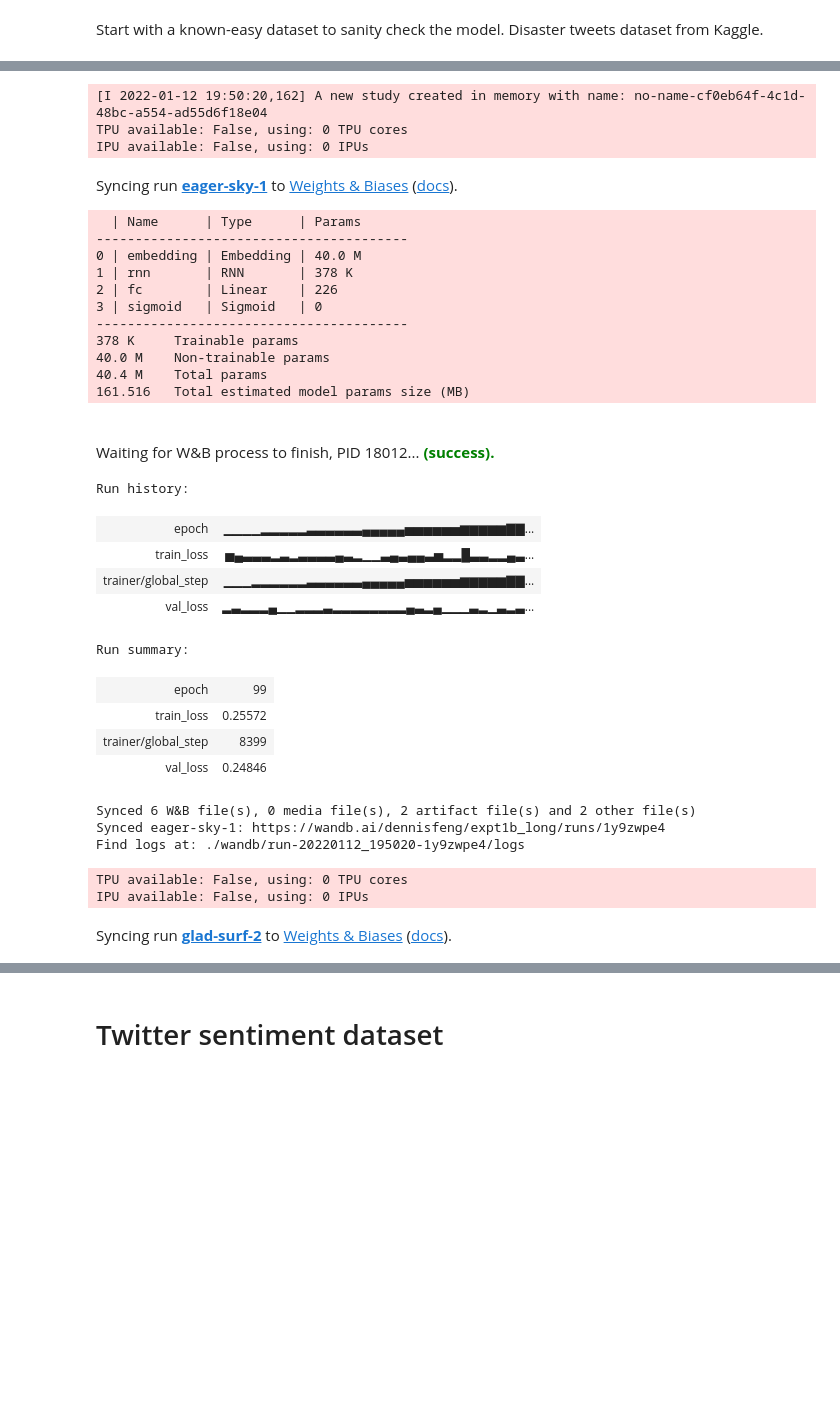
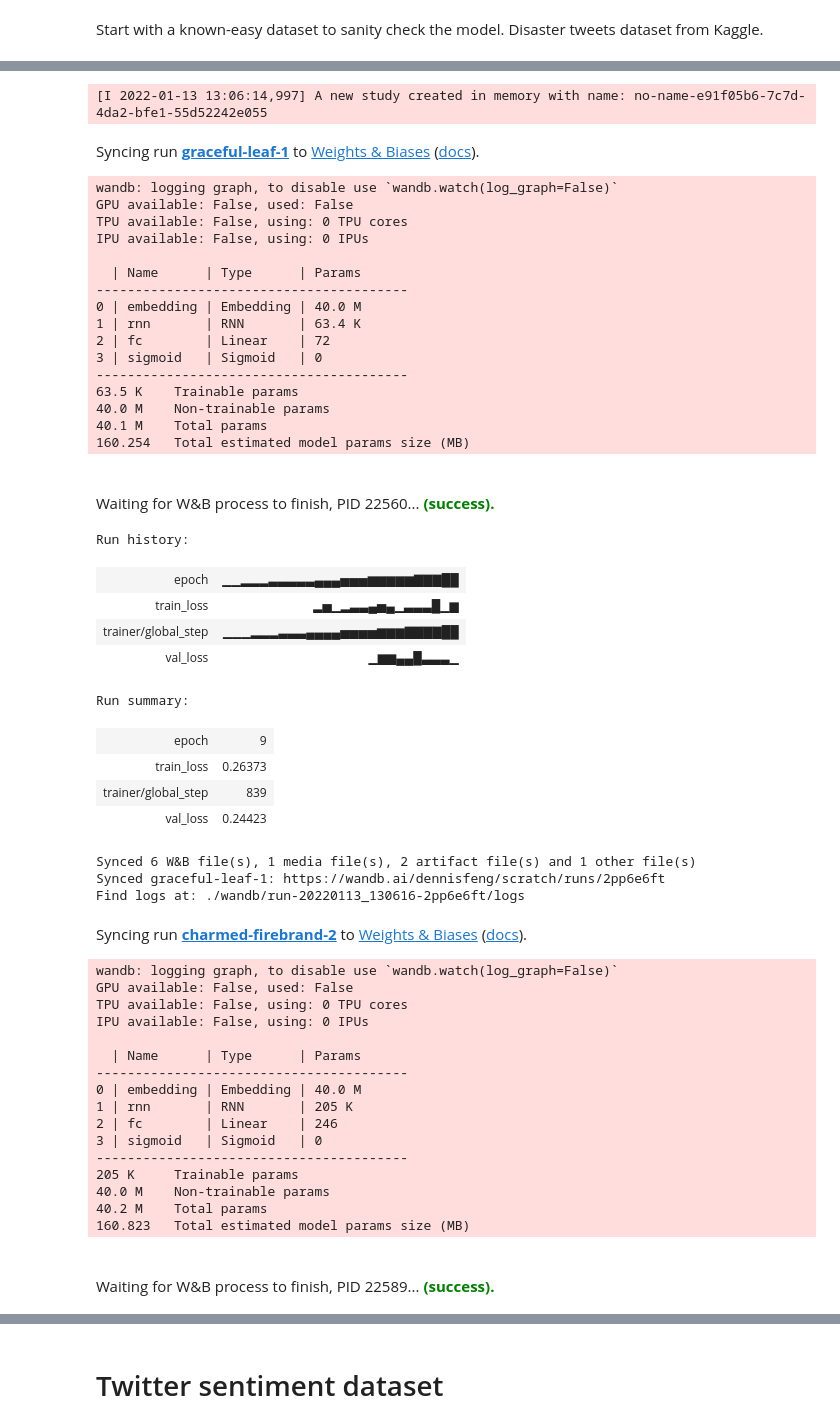
Before and after one commit to dennischenfeng/sentimental, a Jupyter notebook: model_creation/20211225_InitialModel.ipynb, the cells around one changed output, grey strips where cells are left out. Cells and saved outputs as stored; diff of their text form; code cells hidden in the pictures; blank space fills up the shorter version.

```diff
--- a/model_creation/20211225_InitialModel.ipynb
+++ b/model_creation/20211225_InitialModel.ipynb
@@ -202,58 +202,77 @@ class VanillaRNN(pl.LightningModule):
 # %%
 study = optuna.create_study()
 
 train_ds, val_ds, test_ds = random_split(full_ds, [num_train, num_val, num_test])
 train_dl = DataLoader(train_ds, batch_size=batch_size, shuffle=True)
 val_dl = DataLoader(val_ds, batch_size=batch_size, shuffle=False)
 test_dl = DataLoader(test_ds, batch_size=batch_size, shuffle=False)
 
-for i in tqdm(range(10)):
+for i in tqdm(range(3)):
     trial = study.ask()
     hparams = dict(
         hidden_size=trial.suggest_int('hidden_size', 64, 256),
         dropout=trial.suggest_uniform('dropout', 0.1, 0.8),
         lr=trial.suggest_loguniform('lr', 1e-4, 1e-2),
         num_layers=trial.suggest_categorical('num_layers', [1,2,3,4,5,6])
     )
 
     vrnn = VanillaRNN(embedding, **hparams)
-    logger = WandbLogger(project='expt1b_long', log_model=False)
-    trainer = pl.Trainer(max_epochs=100, logger=logger)
+    logger = WandbLogger(project='scratch', log_model=False)
+    logger.watch(vrnn, log="all")
+    trainer = pl.Trainer(max_epochs=10, logger=logger)
     trainer.fit(vrnn, train_dl, val_dl)
     wandb.finish()
 
     val_loss = trainer.logged_metrics['val_loss']
     study.tell(trial, val_loss)
 # %% [output]
-[I 2022-01-12 19:50:20,162] A new study created in memory with name: no-name-cf0eb64f-4c1d-48bc-a554-ad55d6f18e04
-TPU available: False, using: 0 TPU cores
-IPU available: False, using: 0 IPUs
+[I 2022-01-13 13:06:14,997] A new study created in memory with name: no-name-e91f05b6-7c7d-4da2-bfe1-55d52242e055
-Syncing run eager-sky-1 to Weights & Biases (docs).
+Syncing run graceful-leaf-1 to Weights & Biases (docs).
+wandb: logging graph, to disable use `wandb.watch(log_graph=False)`
+GPU available: False, used: False
+TPU available: False, using: 0 TPU cores
+IPU available: False, using: 0 IPUs
+
   | Name      | Type      | Params
 ----------------------------------------
 0 | embedding | Embedding | 40.0 M
-1 | rnn       | RNN       | 378 K
-2 | fc        | Linear    | 226
+1 | rnn       | RNN       | 63.4 K
+2 | fc        | Linear    | 72
 3 | sigmoid   | Sigmoid   | 0
 ----------------------------------------
-378 K     Trainable params
+63.5 K    Trainable params
 40.0 M    Non-trainable params
-40.4 M    Total params
-161.516   Total estimated model params size (MB)
+40.1 M    Total params
+160.254   Total estimated model params size (MB)
-Waiting for W&B process to finish, PID 18012... (success).
+Waiting for W&B process to finish, PID 22560... (success).
 Run history:
-| epoch | ▁▁▁▁▂▂▂▂▂▃▃▃▃▃▃▄▄▄▄▄▅▅▅▅▅▅▆▆▆▆▆▇▇... |
-| train_loss | ▅▄▃▃▃▂▃▂▃▃▃▃▄▃▂▁▁▃▄▃▄▄▃▅▂▂█▃▃▂▂▄▃... |
-| trainer/global_step | ▁▁▁▂▂▂▂▂▂▃▃▃▃▃▃▄▄▄▄▄▅▅▅▅▅▅▆▆▆▆▆▇▇... |
-| val_loss | ▂▃▂▂▂▄▁▁▂▂▂▃▂▂▂▂▂▂▂▂▄▃▂▄▁▁▁▃▂▁▃▂▃... |
+| epoch | ▁▁▂▂▂▃▃▃▃▃▄▄▄▅▅▅▆▆▆▆▆▇▇▇██ |
+| train_loss | ▂▅▁▂▃▃▄▅▄▁▃▃▃█▁▆ |
+| trainer/global_step | ▁▁▁▂▂▂▃▃▃▄▄▄▄▅▅▅▅▆▆▆▇▇▇▇██ |
+| val_loss | ▁▆▆▄▄█▃▃▃▁ |
 Run summary:
-| epoch | 99 |
-| train_loss | 0.25572 |
-| trainer/global_step | 8399 |
-| val_loss | 0.24846 |
+| epoch | 9 |
+| train_loss | 0.26373 |
+| trainer/global_step | 839 |
+| val_loss | 0.24423 |
-Synced 6 W&B file(s), 0 media file(s), 2 artifact file(s) and 2 other file(s)
-Synced eager-sky-1: https://wandb.ai/dennisfeng/expt1b_long/runs/1y9zwpe4
-Find logs at: ./wandb/run-20220112_195020-1y9zwpe4/logs
+Synced 6 W&B file(s), 1 media file(s), 2 artifact file(s) and 1 other file(s)
+Synced graceful-leaf-1: https://wandb.ai/dennisfeng/scratch/runs/2pp6e6ft
+Find logs at: ./wandb/run-20220113_130616-2pp6e6ft/logs
+Syncing run charmed-firebrand-2 to Weights & Biases (docs).
+wandb: logging graph, to disable use `wandb.watch(log_graph=False)`
+GPU available: False, used: False
 TPU available: False, using: 0 TPU cores
 IPU available: False, using: 0 IPUs
+
+  | Name      | Type      | Params
+----------------------------------------
+0 | embedding | Embedding | 40.0 M
+1 | rnn       | RNN       | 205 K
+2 | fc        | Linear    | 246
+3 | sigmoid   | Sigmoid   | 0
+----------------------------------------
+205 K     Trainable params
+40.0 M    Non-trainable params
+40.2 M    Total params
+160.823   Total estimated model params size (MB)
-Syncing run glad-surf-2 to Weights & Biases (docs).
+Waiting for W&B process to finish, PID 22589... (success).
```
Also changed, not shown: parts of 15 cells of this notebook, 1 other file.
